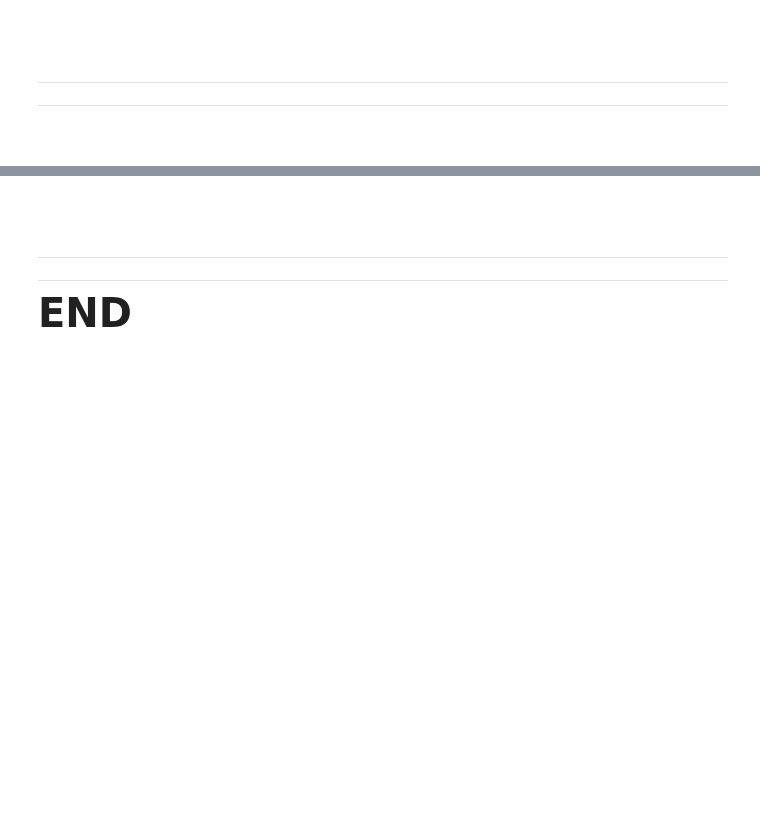
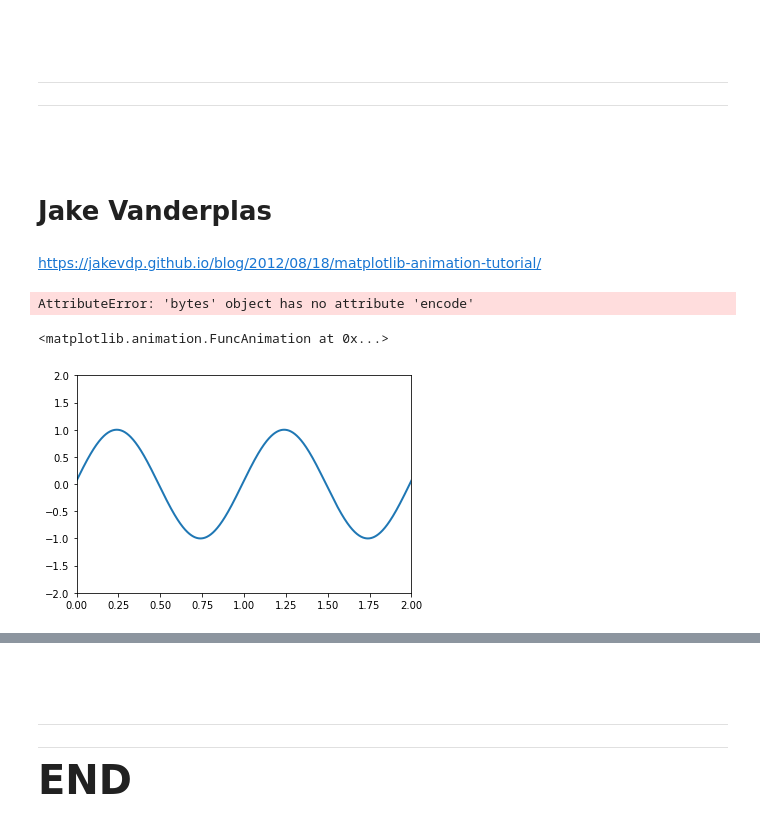
Before and after one commit to nstarman/2019-10-22-dotAstronomy-Plotting-Workshop, a Jupyter notebook: notebooks/making_movies.ipynb, the cells around one changed output, grey strips where cells are left out. Drawn from its saved outputs; the diff is of its cells as text; code cells hidden in the pictures; blank space fills up the shorter version.

Commit message:
update notebooks
making animations

```diff
--- a/notebooks/making_movies.ipynb
+++ b/notebooks/making_movies.ipynb
@@ -42,3 +55,21 @@ Python 3.7.3 (default, Mar 27 2019, 16:54:48)
+# %%
+from tempfile import NamedTemporaryFile
+
+VIDEO_TAG = """<video controls>
+ <source src="data:video/x-m4v;base64,{0}" type="video/mp4">
+ Your browser does not support the video tag.
+</video>"""
+
+def anim_to_html(anim):
+    if not hasattr(anim, '_encoded_video'):
+        with NamedTemporaryFile(suffix='.mp4') as f:
+            anim.save(f.name, fps=20, extra_args=['-vcodec', 'libx264'])
+            video = open(f.name, "rb").read()
+        anim._encoded_video = video.encode("base64")
+
+    return VIDEO_TAG.format(anim._encoded_video)
+
+animation.Animation._repr_html_ = anim_to_html
 # %% [markdown]
 <br><br>
 
@@ -46,3 +77,51 @@ Python 3.7.3 (default, Mar 27 2019, 16:54:48)
 - - -
 
 <br>
+# %% [markdown]
+# Jake Vanderplas
+# %% [markdown]
+https://jakevdp.github.io/blog/2012/08/18/matplotlib-animation-tutorial/
+# %%
+"""
+Matplotlib Animation Example
+
+author: Jake Vanderplas
+email: vanderplas@astro.washington.edu
+website: http://jakevdp.github.com
+license: BSD
+Please feel free to use and modify this, but keep the above information. Thanks!
+"""
+
+# First set up the figure, the axis, and the plot element we want to animate
+fig = plt.figure()
+ax = plt.axes(xlim=(0, 2), ylim=(-2, 2))
+line, = ax.plot([], [], lw=2)
+
+# initialization function: plot the background of each frame
+def init():
+    line.set_data([], [])
+    return line,
+
+# animation function.  This is called sequentially
+def animate(i):
+    x = np.linspace(0, 2, 1000)
+    y = np.sin(2 * np.pi * (x - 0.01 * i))
+    line.set_data(x, y)
+    return line,
+
+# call the animator.  blit=True means only re-draw the parts that have changed.
+anim = animation.FuncAnimation(fig, animate, init_func=init,
+                               frames=200, interval=20, blit=True)
+
+# save the animation as an mp4.  This requires ffmpeg or mencoder to be
+# installed.  The extra_args ensure that the x264 codec is used, so that
+# the video can be embedded in html5.  You may need to adjust this for
+# your system: for more information, see
+# http://matplotlib.sourceforge.net/api/animation_api.html
+anim.save('../figures/matplotlib/movies/basic_animation.mp4', writer=animation.FFMpegWriter(fps=20, extra_args=['-vcodec', 'libx264']))
+
+anim
+# %% [output]
+AttributeError: 'bytes' object has no attribute 'encode'
+<matplotlib.animation.FuncAnimation at 0x...>
+[figure, added]
```
Also changed, not shown: parts of 29 cells of this notebook, 19 other files.
